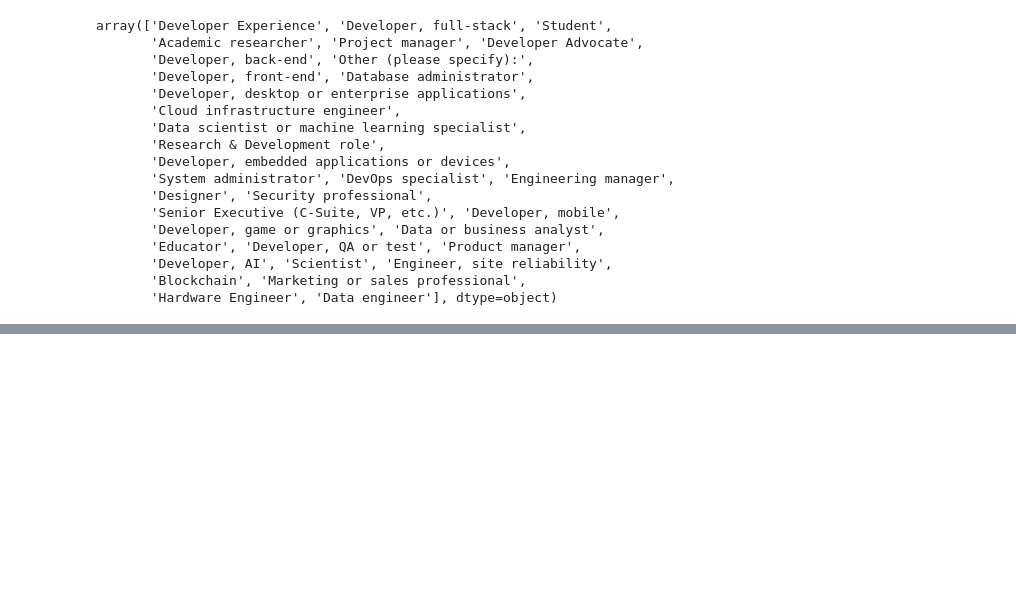
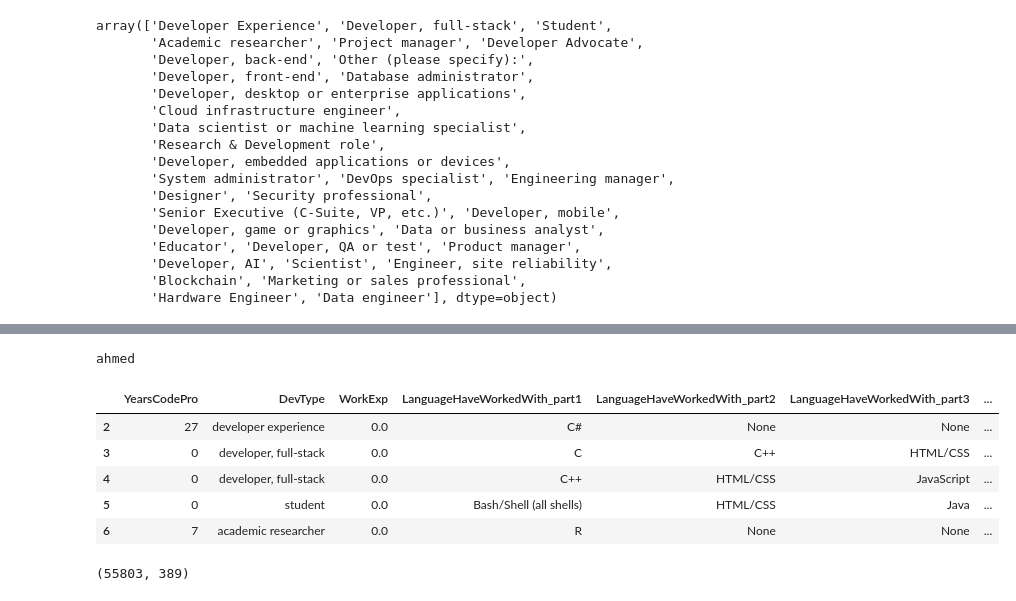
Before and after one commit to YoussefMakram27/Stack_overflow_survey_2024, a Jupyter notebook: 02_data_formating.ipynb, the cells around one changed output, grey strips where cells are left out. Saved outputs shown, nothing was run; the diff lists cells and outputs as text; code cells hidden in the pictures; blank space fills up the shorter version.

```diff
--- a/02_data_formating.ipynb
+++ b/02_data_formating.ipynb
@@ -1,6 +1,17 @@
 # %%
 Data_Path = r'/home/youssef/Documents/Data Science/stack over flow/data/processed/1_preprocessed_df.pkl'
 Export_Path = r'/home/youssef/Documents/Data Science/stack over flow/data/processed/2_preprocessed_df.pkl'
+# %%
+# Remove ";"
+def remove_semicolon(df):
+    for col in df.select_dtypes(include=['object', 'string']).columns:
+        if df[col].astype(str).str.contains(';').any():
+            split_cols = df[col].str.split(';', expand = True)
+            df = df.drop(columns=[col])
+            new_names = [f'{col}_part{i+1}' for i in range(split_cols.shape[1])]
+            split_cols.columns = new_names
+            df = pd.concat([df, split_cols], axis=1)
+    return df
 # %%
 import pandas as pd
 import numpy as np
@@ -107,3 +118,18 @@ df['DevType'] = df['DevType'].astype('string')
 df['DevType'] = df['DevType'].str.lower()
 # %%
 df['LanguageHaveWorkedWith'].unique().tolist()
+# %%
+df = remove_semicolon(df)
+df.head()
+# %% [output]
+ahmed
+|  | YearsCodePro | DevType | WorkExp | LanguageHaveWorkedWith_part1 | LanguageHaveWorkedWith_part2 | LanguageHaveWorkedWith_part3 | ... |
+| 2 | 27 | developer experience | 0.0 | C# | None | None | ... |
+| 3 | 0 | developer, full-stack | 0.0 | C | C++ | HTML/CSS | ... |
+| 4 | 0 | developer, full-stack | 0.0 | C++ | HTML/CSS | JavaScript | ... |
+| 5 | 0 | student | 0.0 | Bash/Shell (all shells) | HTML/CSS | Java | ... |
+| 6 | 7 | academic researcher | 0.0 | R | None | None | ... |
+# %%
+df.shape
+# %% [output]
+(55803, 389)
```
Also changed, not shown: parts of 2 cells of this notebook.
